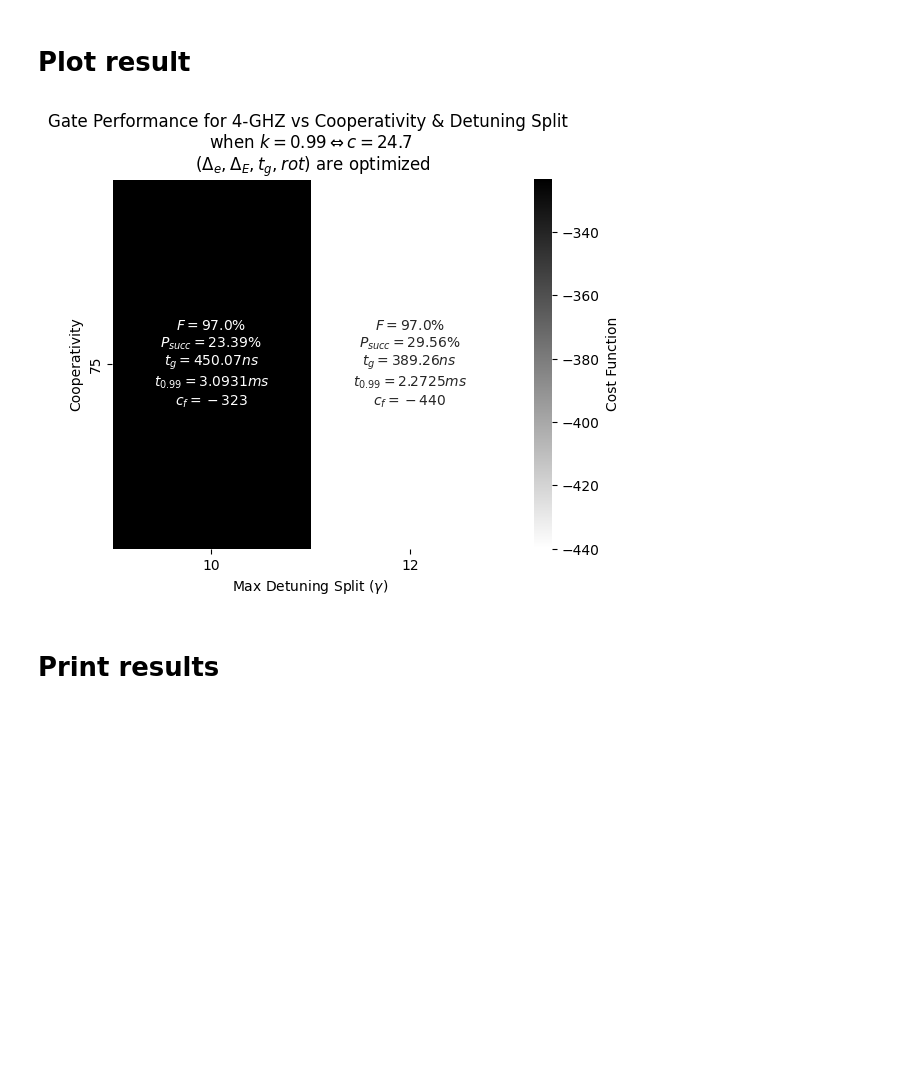
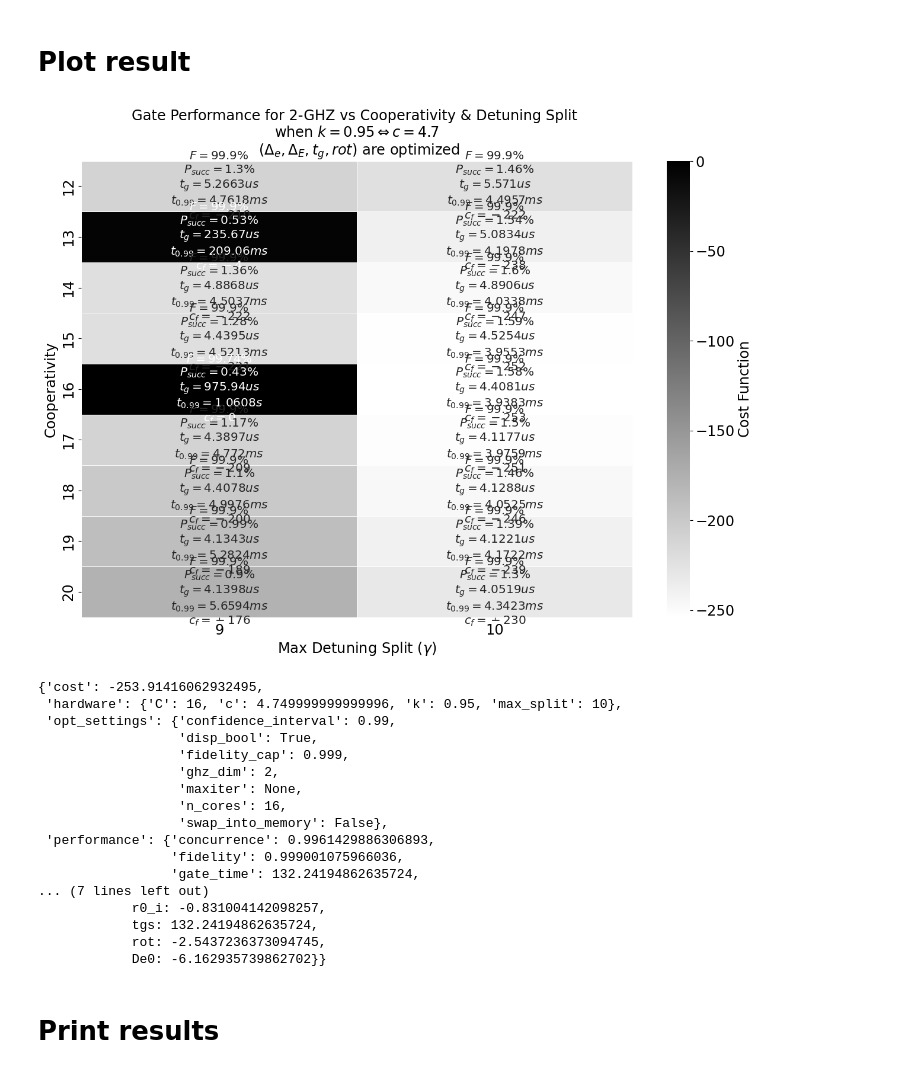
Before and after one commit to yorgossot/ASQOS, a Jupyter notebook: GHZ_generation_optimization.ipynb, the cells around one changed output. Drawn from its saved outputs; the diff is of its cells as text; code cells hidden in the pictures; blank space fills up the shorter version.

Commit message:
Code now is oriented around creating bell pairs. GHZ states dont quite work yet.

```diff
--- a/GHZ_generation_optimization.ipynb
+++ b/GHZ_generation_optimization.ipynb
@@ -28,30 +21,33 @@ Done!
 # Obtain grid(s) of performance
 # %%
 # Global Parameters
-kSweep = [0.99]   #[0.995]
+kSweep = [0.95]   #[0.995]
 
-CSweep =[75]#[25,50,75]#,50,75]
+CSweep =[12,13,14,15,16,17,18,19,20]#[25]#[25,50,75]#,50,75]
 
-SplitSweep =[10,12]#[5,10,15]#,10,15,20]# [5,10]
+SplitSweep =[9,10]#[10]#[5,10,15]#,10,15,20]# [5,10]
 
 
 # Bounds of optimization
 ## DE will be multiplied by  np.sqrt(C_val)/gamma_val
 DE_min = 0.01
-DE_max = 4
-tg_min = 0.8
+DE_max = 20
+tg_min = 0.7
 tg_max = 1.2
-rot_min = 0.8
-rot_max = 1.2
-
+rot_p_min = - np.pi/2
+rot_p_max = - rot_p_min
+rot_i_min = - np.pi/2
+rot_i_max = -rot_i_min
+rot_b_min = - np.pi/2 * 10**(-20)
+rot_b_max = -rot_b_min
 
 # Optimization settings
 opt_settings_dict = {
-"ghz_dim":3,                # 3-ghz state or 4-ghz state
-'swap_into_memory':False,    # Use of nuclear memory
-'fidelity_cap': 0.97 , 'confidence_interval':0.99, #Cost function parameters
+"ghz_dim":2,                # 3-ghz state or 4-ghz state
+'swap_into_memory':False,    # Use of nuclear memory  None corresponds to seeking for a maximum
+'fidelity_cap': 0.999 , 'confidence_interval':0.99, #Cost function parameters
 "n_cores": 16,  # Number of cores to use in optimization
-"disp_bool" : False} # Show optimization progress
+"disp_bool" : True, "maxiter":None} # Show optimization progress
 # %% [markdown]
 ## Using analytical simulations
 # %%
@@ -77,7 +73,12 @@ for  (k, C_val , max_split) in AllParams:
     bounds = [[0 , max_split] , [0,DE_max*np.sqrt(C_val)/gamma_val ] , [tg_min,tg_max]  ]
     # Add rotation bounds depending on the ghz_dim
     #for i in range(opt_settings_dict["ghz_dim"]) : bounds.append([rot_min,rot_max])
-    for i in range(4) : bounds.append([rot_min,rot_max])
+    for i in range(opt_settings_dict["ghz_dim"]) : bounds.append([rot_p_min,rot_p_max])
+    for i in range(opt_settings_dict["ghz_dim"]) : bounds.append([rot_i_min,rot_i_max])
+    if opt_settings_dict["ghz_dim"] >2:
+        bounds.append([rot_p_min,rot_p_max])
+        bounds.append([rot_i_min,rot_i_max])
+
     sim.Analytical.optimize_gate_performance_hardware(bounds,opt_settings_dict)
 
     optimized_performance_dict = sim.Analytical.optimized_performance_dict
@@ -93,6 +94,7 @@ for  (k, C_val , max_split) in AllParams:
     i = np.where(C_val == np.array(CSweep) )[0][0]
     j = np.where(max_split == np.array(SplitSweep) )[0][0]
     Results[i][j] = result
-
+    conditionally_append_result(result)
+    gc.collect()  # clear unreferenced memory
     clear_output(wait=True)
 # %% [output]
@@ -100,9 +118,29 @@ Optimizing 2 out of 2
 # %% [markdown]
 # Plot result
-# %%
-plot_results(Results)
-# %% [output]
-[figure, removed]
+# %%
+plot_results(Results,plot_big=True)
+costs = np.array([[Results[i][j]['cost'] for j in range(len(SplitSweep))]for i in range(len(CSweep))])
+res_min = Results[ArgMin(costs)[0]][ArgMin(costs)[1]]
+pprint(res_min)
+# %% [output]
+[figure, added]
+{'cost': -253.91416062932495,
+ 'hardware': {'C': 16, 'c': 4.749999999999996, 'k': 0.95, 'max_split': 10},
+ 'opt_settings': {'confidence_interval': 0.99,
+                  'disp_bool': True,
+                  'fidelity_cap': 0.999,
+                  'ghz_dim': 2,
+                  'maxiter': None,
+                  'n_cores': 16,
+                  'swap_into_memory': False},
+ 'performance': {'concurrence': 0.9961429886306893,
+                 'fidelity': 0.999001075966036,
+                 'gate_time': 132.24194862635724,
+... (7 lines left out)
+            r0_i: -0.831004142098257,
+            tgs: 132.24194862635724,
+            rot: -2.5437236373094745,
+            De0: -6.162935739862702}}
 # %% [markdown]
 # Print results
 # %%
```
Also changed, not shown: parts of 19 cells of this notebook, 20 other files.
